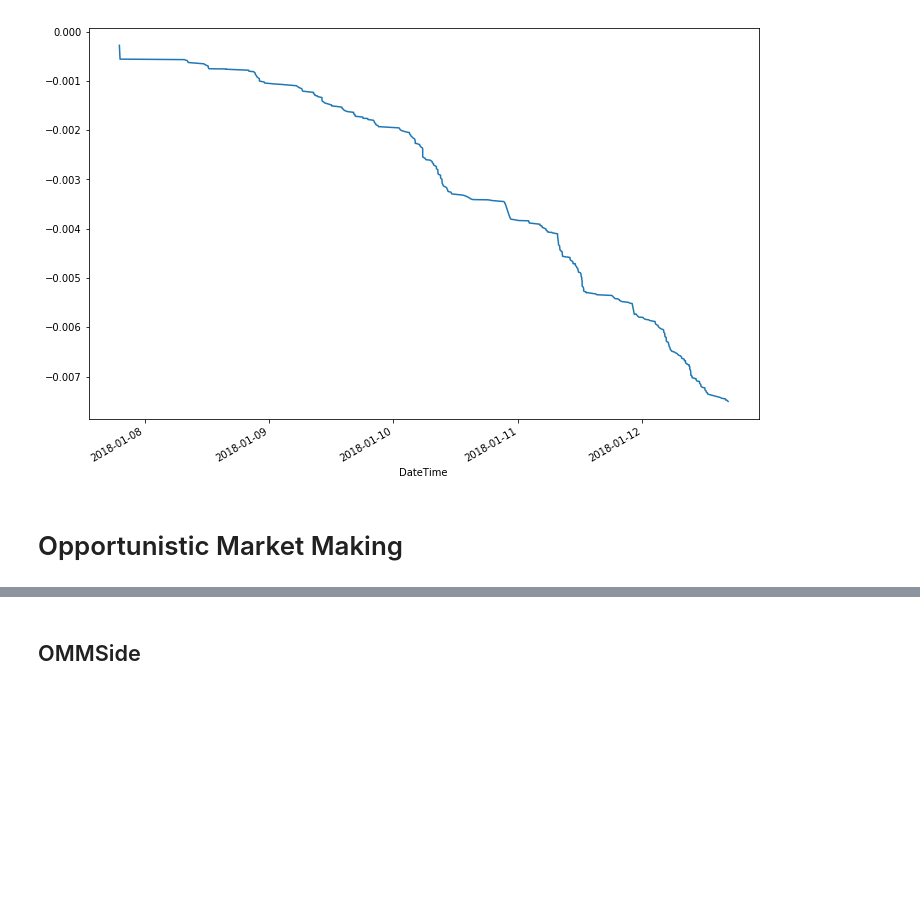
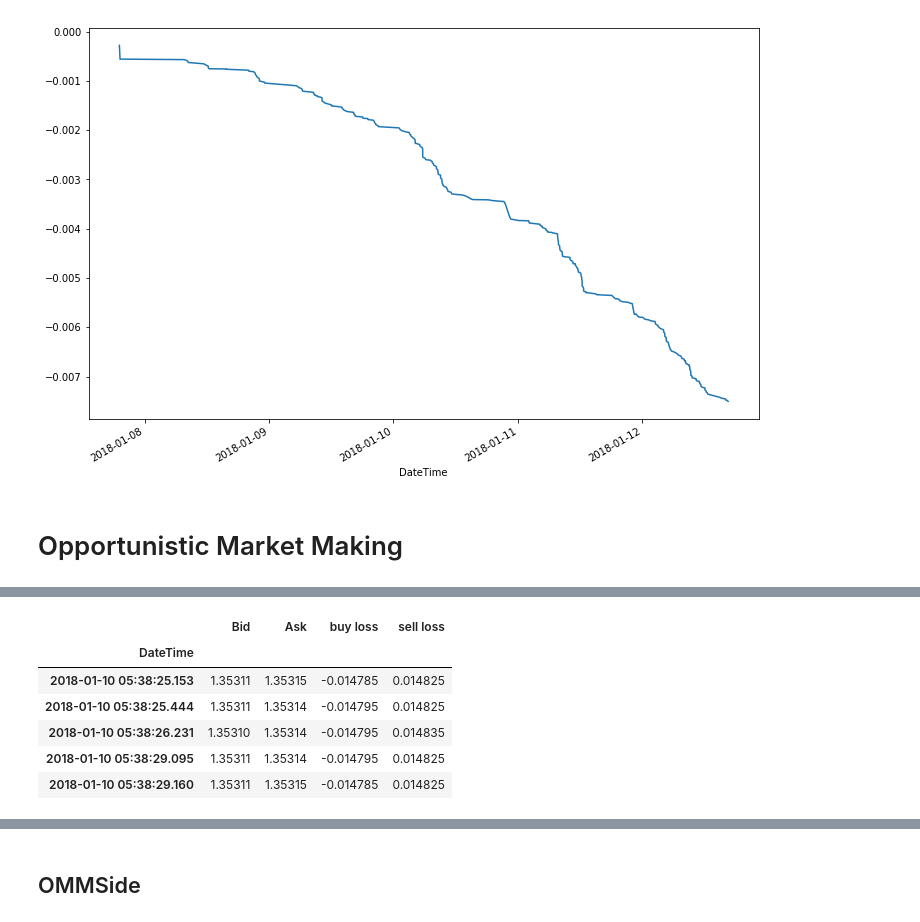
Before and after one commit to seanahmad/FRE-7251-Algo-Trading, a Jupyter notebook: week 3/Project_3.ipynb, the cells around one changed output, grey strips where cells are left out. Cells and saved outputs as stored; diff of their text form; code cells hidden in the pictures; blank space fills up the shorter version.

```diff
--- a/week 3/Project_3.ipynb
+++ b/week 3/Project_3.ipynb
@@ -64,0 +150,3 @@ order['MT PnL'].cumsum().plot(figsize=(12,8), x='MT Time')
+# %%
+start_time = tick.index[nearest_row_num]
+start_time
@@ -64,0 +170,11 @@ order['MT PnL'].cumsum().plot(figsize=(12,8), x='MT Time')
+# %%
+df = tick.loc[start_time:]
+df.head()
+# %% [output]
+|  | Bid | Ask | buy loss | sell loss |
+| DateTime |  |  |  |  |
+| 2018-01-10 05:38:25.153 | 1.35311 | 1.35315 | -0.014785 | 0.014825 |
+| 2018-01-10 05:38:25.444 | 1.35311 | 1.35314 | -0.014795 | 0.014825 |
+| 2018-01-10 05:38:26.231 | 1.35310 | 1.35314 | -0.014795 | 0.014835 |
+| 2018-01-10 05:38:29.095 | 1.35311 | 1.35314 | -0.014795 | 0.014825 |
+| 2018-01-10 05:38:29.160 | 1.35311 | 1.35315 | -0.014785 | 0.014825 |
```
Also changed, not shown: parts of 30 cells of this notebook, 1 other file.
